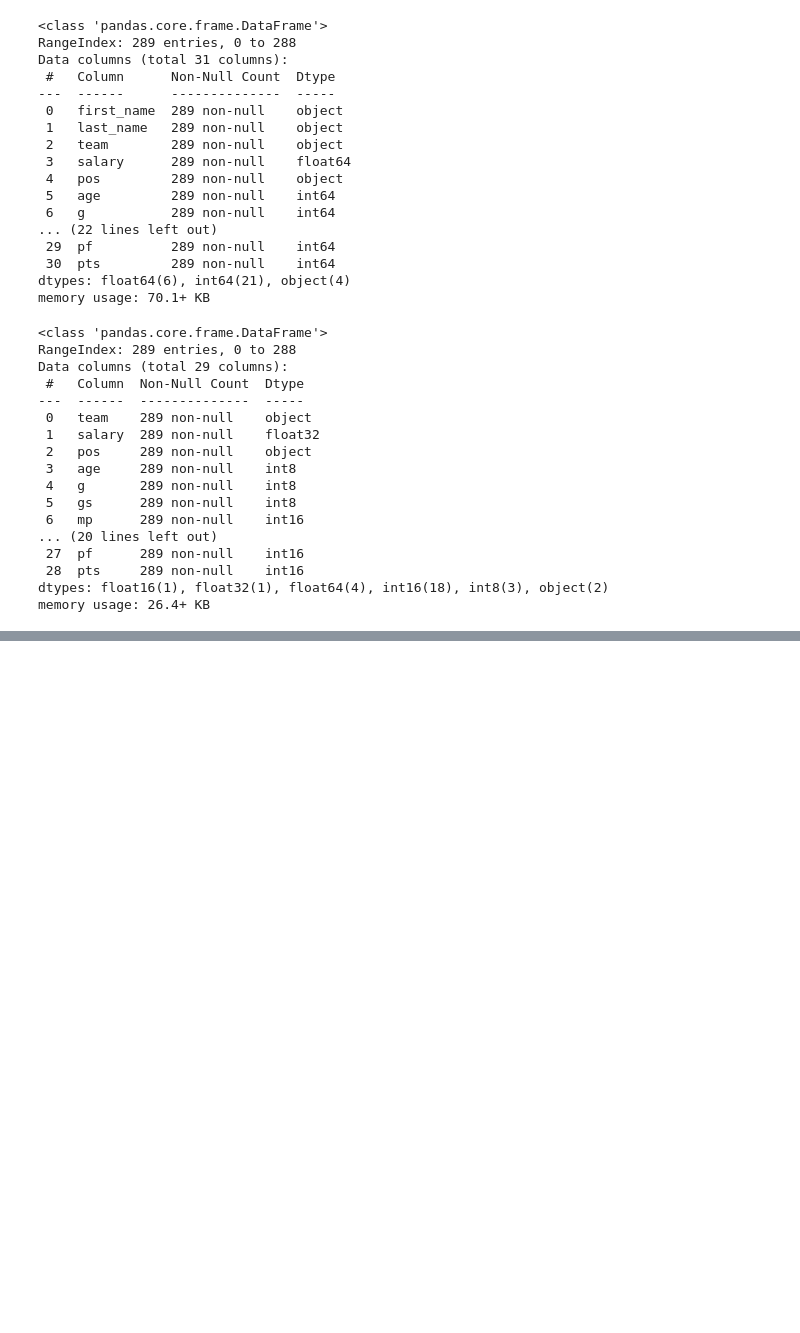
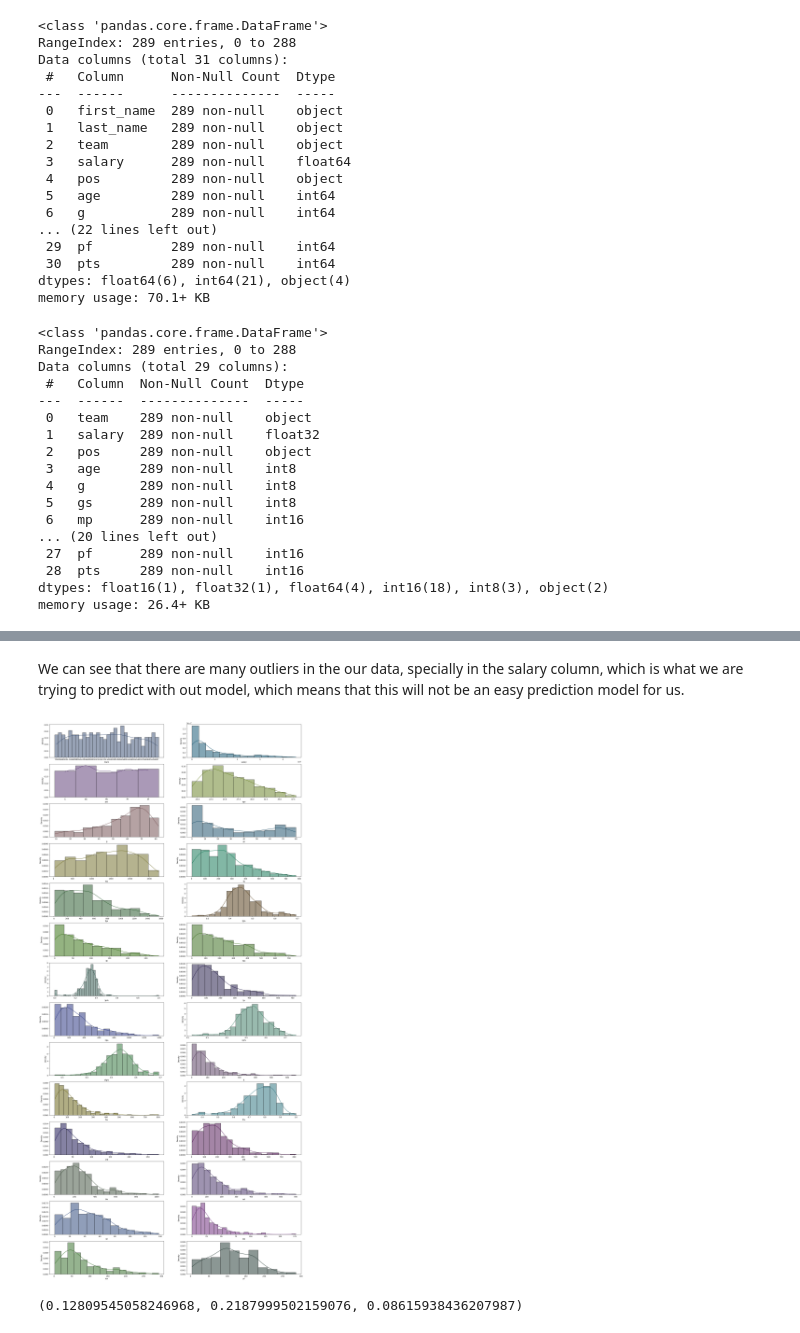
Before and after one commit to NikkiShah93/Python, a Jupyter notebook: MLProjects/TensorFlowProjects/NBAPrediction/TFModel-checkpoint.ipynb, the cells around one changed output, grey strips where cells are left out. Cells and saved outputs as stored; diff of their text form; code cells hidden in the pictures; blank space fills up the shorter version.

Commit message:
plotting the density distributions

```diff
--- a/MLProjects/TensorFlowProjects/NBAPrediction/TFModel-checkpoint.ipynb
+++ b/MLProjects/TensorFlowProjects/NBAPrediction/TFModel-checkpoint.ipynb
@@ -122,0 +123,26 @@ fig.tight_layout(pad=0.1)
+# %% [markdown]
+We can see that there are many outliers in the our data, specially in the salary column, which is what we are trying to predict with out model, which means that this will not be an easy prediction model for us.
+# %%
+## the other visualization that can be helpful
+## is the density histogram of each column
+## to see the distribution
+nrows = int(cleaned_data.shape[1]/2)
+ncols = int(cleaned_data.shape[1] / nrows)
+fig_h, ax_h = plt.subplots(nrows=nrows, ncols=ncols, figsize = (25, 55))
+c = 0
+## using seaborn instead
+## to get the kde as well
+for i in range(nrows):
+    for j in range(ncols):
+        sns.histplot(cleaned_data[cleaned_data.columns[c]], kde=True, stat='density',
+                    color = tuple(np.random.uniform(low=0, high=0.5, size=3)),
+                    ax = ax_h[i, j])
+        # ax_h[i, j].set_title(cleaned_data.columns[c])
+        c+=1
+fig.tight_layout(pad=0.2, w_pad = 0.2, h_pad = 0.2)
+# %% [output]
+[figure, added]
+# %%
+tuple(np.random.uniform(low=0, high=0.5, size=3))
+# %% [output]
+(0.12809545058246968, 0.2187999502159076, 0.08615938436207987)
```
Also changed, not shown: parts of 1 cell of this notebook.
